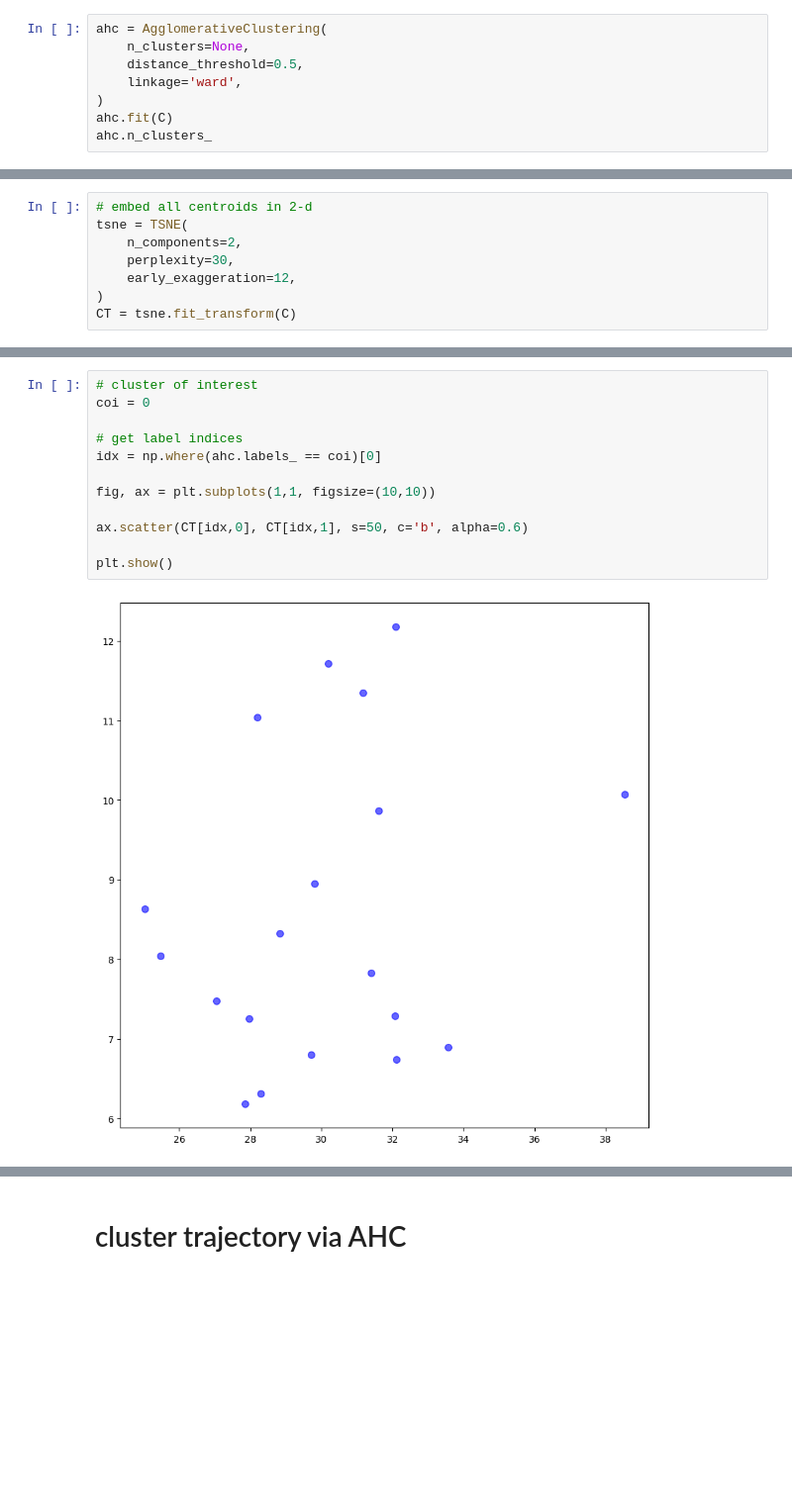
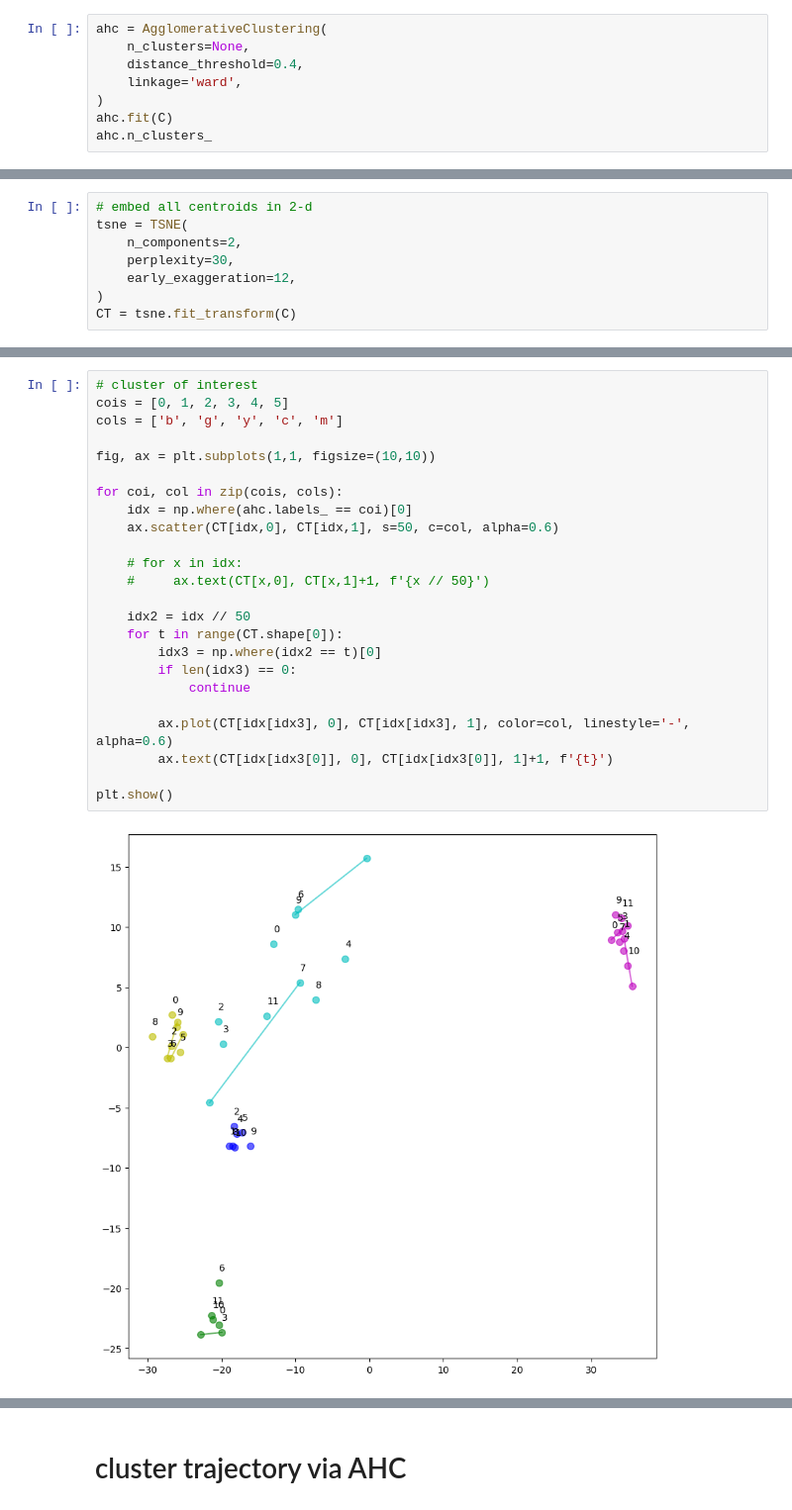
Before and after one commit to stmorse/dtm, a Jupyter notebook: notebooks/sandbox.ipynb, the cells around one changed output, grey strips where cells are left out. Shown at 99% size. Drawn from its saved outputs; the diff is of its cells as text; blank space fills up the shorter version.

```diff
--- a/notebooks/sandbox.ipynb
+++ b/notebooks/sandbox.ipynb
@@ -46,7 +47,7 @@ plt.show()
 # %%
 ahc = AgglomerativeClustering(
     n_clusters=None,
-    distance_threshold=0.5,
+    distance_threshold=0.4,
     linkage='ward',
 )
 ahc.fit(C)
@@ -77,14 +86,26 @@ ccounts
-# %%
-# cluster of interest
-coi = 0
-
-# get label indices
-idx = np.where(ahc.labels_ == coi)[0]
-
-fig, ax = plt.subplots(1,1, figsize=(10,10))
-
-ax.scatter(CT[idx,0], CT[idx,1], s=50, c='b', alpha=0.6)
-
-plt.show()
-# %% [output]
-[figure, removed]
+# %%
+# cluster of interest
+cois = [0, 1, 2, 3, 4, 5]
+cols = ['b', 'g', 'y', 'c', 'm']
+
+fig, ax = plt.subplots(1,1, figsize=(10,10))
+
+for coi, col in zip(cois, cols):
+    idx = np.where(ahc.labels_ == coi)[0]
+    ax.scatter(CT[idx,0], CT[idx,1], s=50, c=col, alpha=0.6)
+
+    # for x in idx:
+    #     ax.text(CT[x,0], CT[x,1]+1, f'{x // 50}')
+
+    idx2 = idx // 50
+    for t in range(CT.shape[0]):
+        idx3 = np.where(idx2 == t)[0]
+        if len(idx3) == 0:
+            continue
+
+        ax.plot(CT[idx[idx3], 0], CT[idx[idx3], 1], color=col, linestyle='-', alpha=0.6)
+        ax.text(CT[idx[idx3[0]], 0], CT[idx[idx3[0]], 1]+1, f'{t}')
+
+plt.show()
+# %% [output]
+[figure, added]
```
Also changed, not shown: parts of 6 cells of this notebook, 1 other file.
